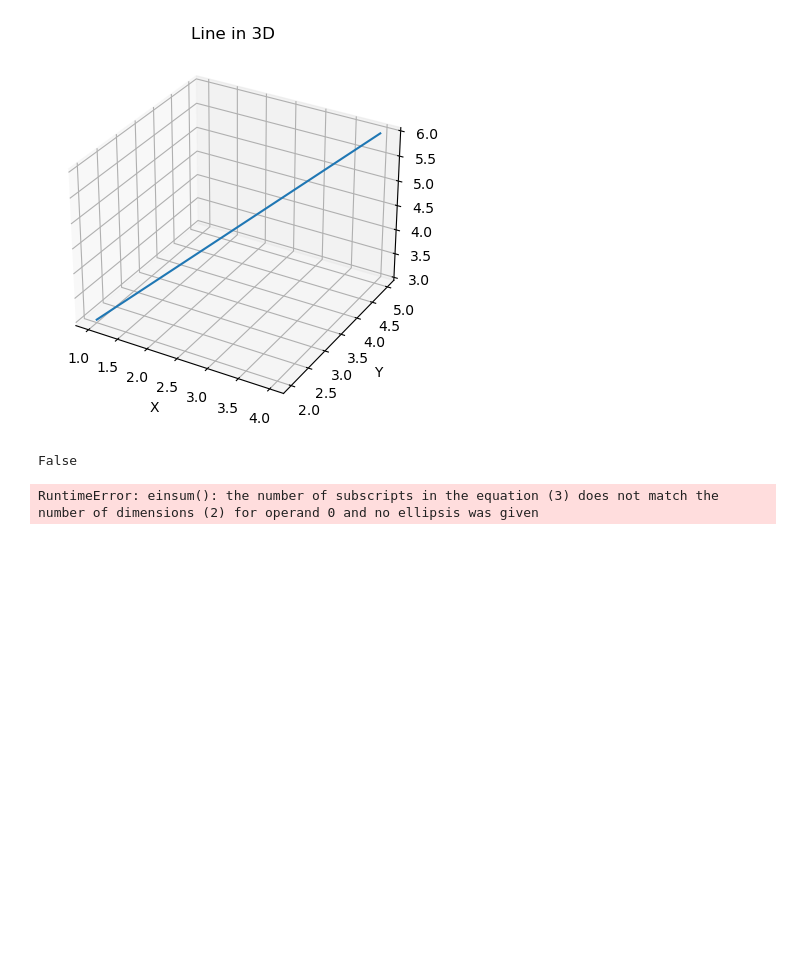
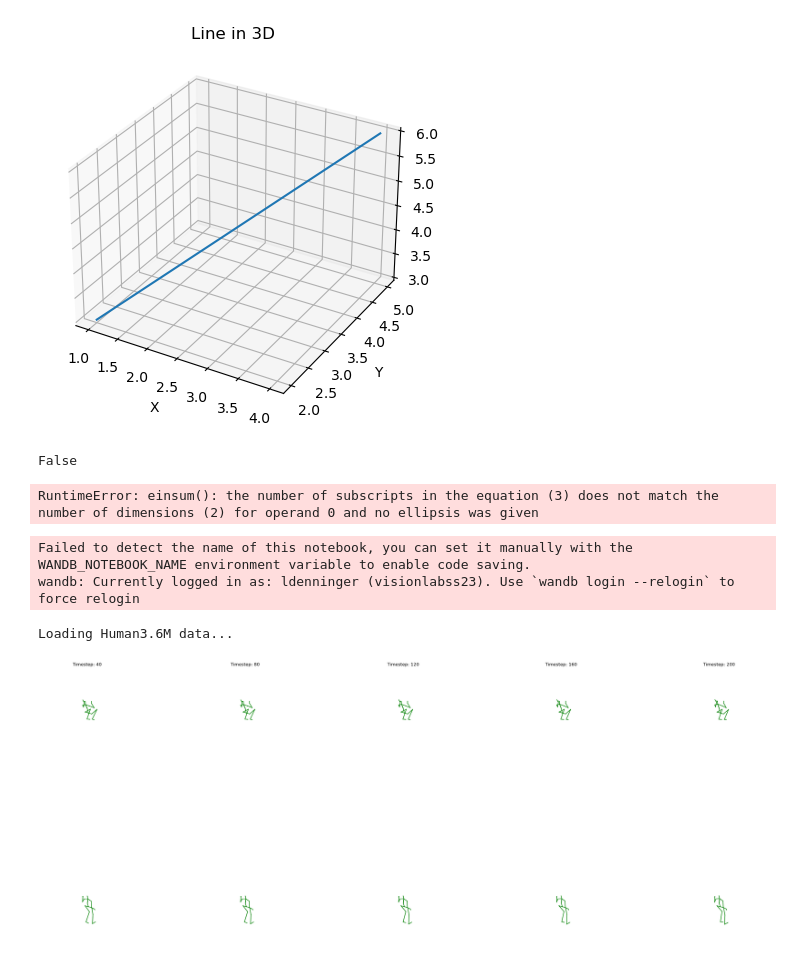
Before and after one commit to LDenninger/human-pose-forecasting, a Jupyter notebook: debug_and_test.ipynb, the cells around one changed output. Cells and saved outputs as stored; diff of their text form; code cells hidden in the pictures; blank space fills up the shorter version.

Commit message:
added new visualization function; fixed h36m forward kinematics

```diff
--- a/debug_and_test.ipynb
+++ b/debug_and_test.ipynb
@@ -77,3 +77,22 @@ result = cross_product_einsum(u, v)
 print("Cross Product:", result)
 # %% [output]
 RuntimeError: einsum(): the number of subscripts in the equation (3) does not match the number of dimensions (2) for operand 0 and no ellipsis was given
+# %%
+import torch
+
+from src.data_utils import getDataset
+from src.utils import load_config
+
+config = load_config('baseline_config')
+
+dataset = getDataset(
+                config['dataset'],
+                joint_representation = config['joint_representation']['type'],
+                skeleton_model = config['skeleton']['type'],
+                is_train=True,
+                debug=True
+            )
+# %% [output]
+Failed to detect the name of this notebook, you can set it manually with the WANDB_NOTEBOOK_NAME environment variable to enable code saving.
+wandb: Currently logged in as: ldenninger (visionlabss23). Use `wandb login --relogin` to force relogin
+Loading Human3.6M data...
@@ -79,0 +167,14 @@ RuntimeError: einsum(): the number of subscripts in the equation (3) does not ma
+# %%
+from torch.utils.data import DataLoader
+import numpy as np
+
+data_loader = DataLoader(dataset, batch_size=2, shuffle=True)
+timesteps = np.arange(1,6)*40
+
+for i, data in enumerate(data_loader):
+    if i==1:
+        break
+    fig = draw_sequence_comp_plot(data, timesteps)
+    fig.show()
+# %% [output]
+[figure, added]
```
Also changed, not shown: parts of 1 cell of this notebook, 17 other files.
